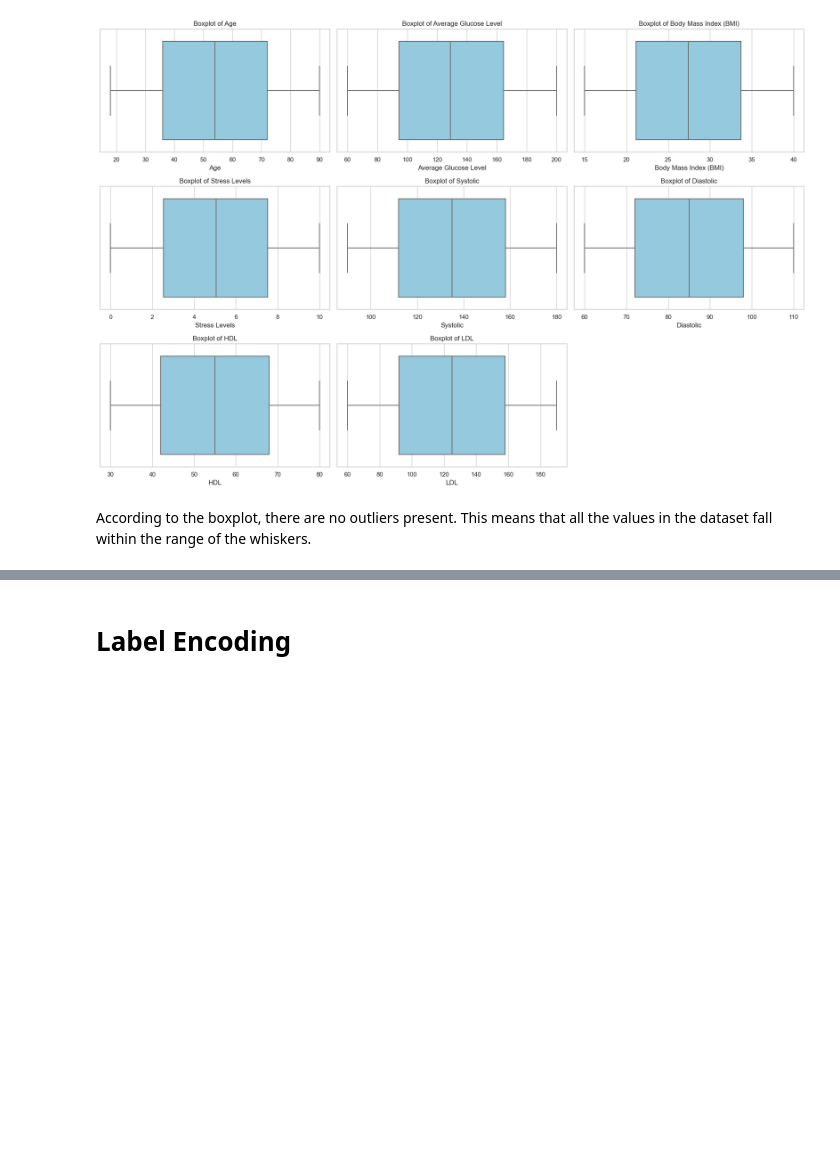
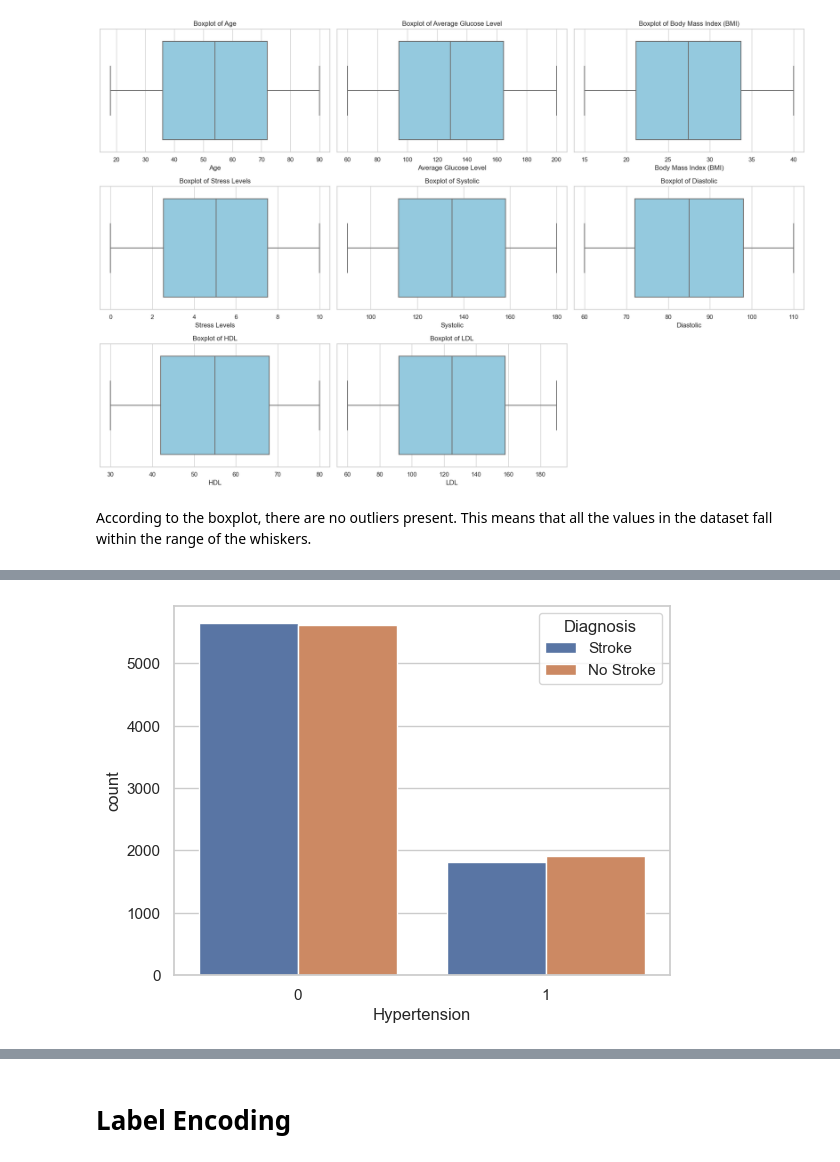
Before and after one commit to SpringBoard-Batch02-StrokePrediction/Group_1, a Jupyter notebook: Stroke_Prediction (Aayush).ipynb, the cells around one changed output, grey strips where cells are left out. Saved outputs shown, nothing was run; the diff lists cells and outputs as text; code cells hidden in the pictures; blank space fills up the shorter version.

```diff
--- a/Stroke_Prediction (Aayush).ipynb
+++ b/Stroke_Prediction (Aayush).ipynb
@@ -437,0 +446,5 @@ According to the boxplot, there are no outliers present. This means that all the
+# %%
+sns.countplot(data=data, x='Hypertension', hue='Diagnosis')
+plt.show()
+# %% [output]
+[figure, added]
```
Also changed, not shown: parts of 141 cells of this notebook.
